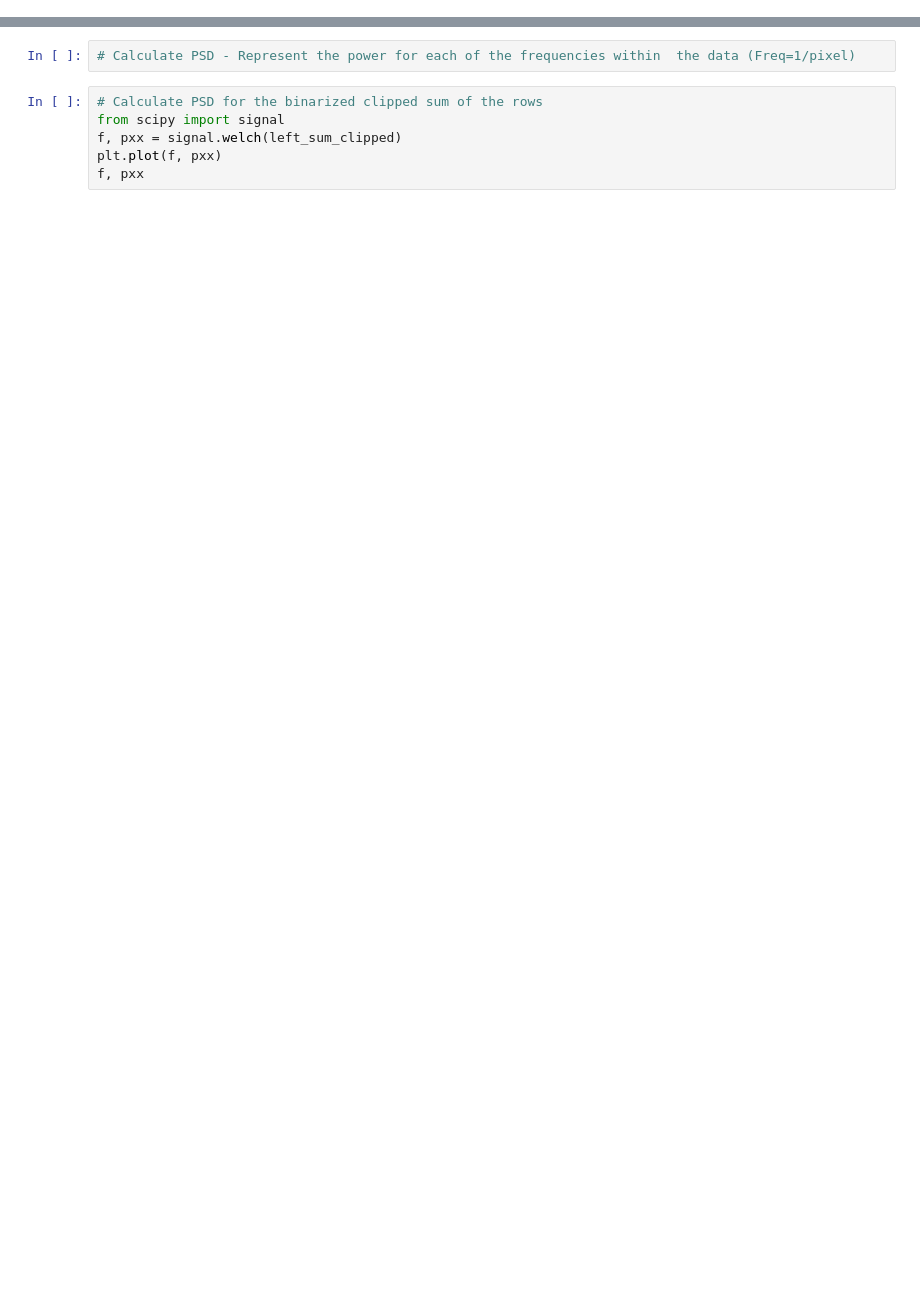
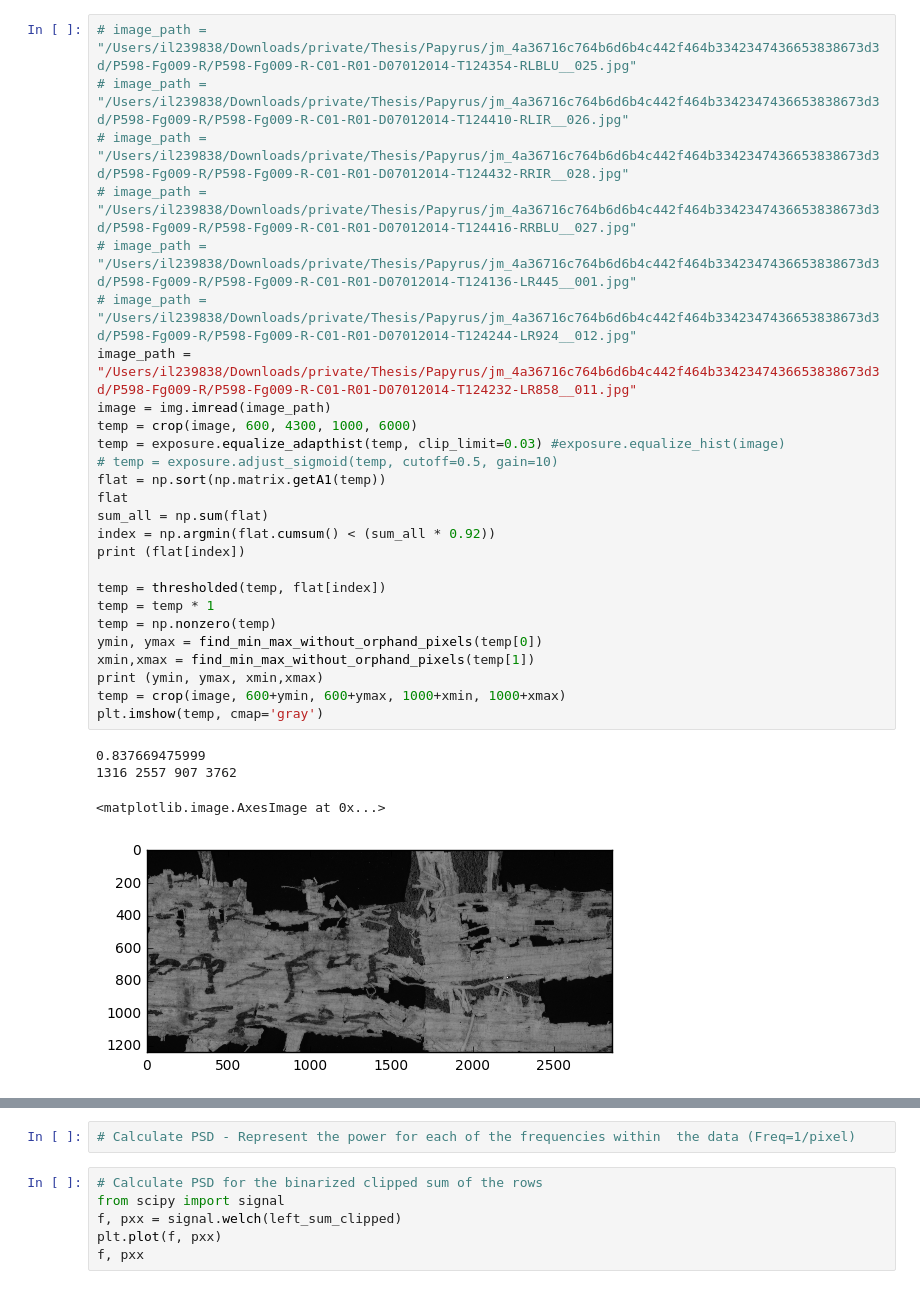
Before and after one commit to roy651/thesis, a Jupyter notebook: index.ipynb, the cells around one changed output, grey strips where cells are left out. Saved outputs shown, nothing was run; the diff lists cells and outputs as text; blank space fills up the shorter version.

Commit message:
processing multiple files and calculating the ridge index

```diff
--- a/index.ipynb
+++ b/index.ipynb
@@ -353,3 +404,34 @@ plot_comparison(left_edge_rotated, sk4, 'sk4')
+# %%
+# image_path = "/Users/il239838/Downloads/private/Thesis/Papyrus/jm_4a36716c764b6d6b4c442f464b3342347436653838673d3d/P598-Fg009-R/P598-Fg009-R-C01-R01-D07012014-T124354-RLBLU__025.jpg"
+# image_path = "/Users/il239838/Downloads/private/Thesis/Papyrus/jm_4a36716c764b6d6b4c442f464b3342347436653838673d3d/P598-Fg009-R/P598-Fg009-R-C01-R01-D07012014-T124410-RLIR__026.jpg"
+# image_path = "/Users/il239838/Downloads/private/Thesis/Papyrus/jm_4a36716c764b6d6b4c442f464b3342347436653838673d3d/P598-Fg009-R/P598-Fg009-R-C01-R01-D07012014-T124432-RRIR__028.jpg"
+# image_path = "/Users/il239838/Downloads/private/Thesis/Papyrus/jm_4a36716c764b6d6b4c442f464b3342347436653838673d3d/P598-Fg009-R/P598-Fg009-R-C01-R01-D07012014-T124416-RRBLU__027.jpg"
+# image_path = "/Users/il239838/Downloads/private/Thesis/Papyrus/jm_4a36716c764b6d6b4c442f464b3342347436653838673d3d/P598-Fg009-R/P598-Fg009-R-C01-R01-D07012014-T124136-LR445__001.jpg"
+# image_path = "/Users/il239838/Downloads/private/Thesis/Papyrus/jm_4a36716c764b6d6b4c442f464b3342347436653838673d3d/P598-Fg009-R/P598-Fg009-R-C01-R01-D07012014-T124244-LR924__012.jpg"
+image_path = "/Users/il239838/Downloads/private/Thesis/Papyrus/jm_4a36716c764b6d6b4c442f464b3342347436653838673d3d/P598-Fg009-R/P598-Fg009-R-C01-R01-D07012014-T124232-LR858__011.jpg"
+image = img.imread(image_path)
+temp = crop(image, 600, 4300, 1000, 6000)
+temp = exposure.equalize_adapthist(temp, clip_limit=0.03) #exposure.equalize_hist(image)
+# temp = exposure.adjust_sigmoid(temp, cutoff=0.5, gain=10)
+flat = np.sort(np.matrix.getA1(temp))
+flat
+sum_all = np.sum(flat)
+index = np.argmin(flat.cumsum() < (sum_all * 0.92))
+print (flat[index])
+
+temp = thresholded(temp, flat[index])
+temp = temp * 1
+temp = np.nonzero(temp)
+ymin, ymax = find_min_max_without_orphand_pixels(temp[0])
+xmin,xmax = find_min_max_without_orphand_pixels(temp[1])
+print (ymin, ymax, xmin,xmax)
+temp = crop(image, 600+ymin, 600+ymax, 1000+xmin, 1000+xmax)
+plt.imshow(temp, cmap='gray')
+# %% [output]
+0.837669475999
+1316 2557 907 3762
+<matplotlib.image.AxesImage at 0x...>
+[figure, added]
 # %%
 # Get the sum for each row (representing the ridges) and the clip the sum to avoid extremes
 left_sum = np.sum(sk3, axis=1)
```
Also changed, not shown: parts of 21 cells of this notebook, 1 other file.
